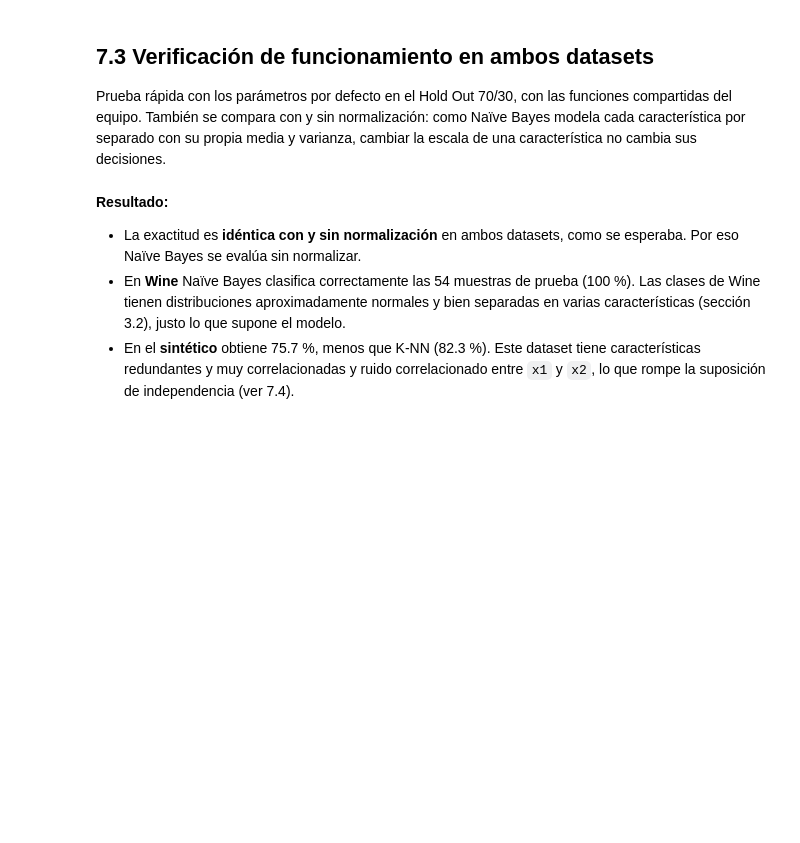
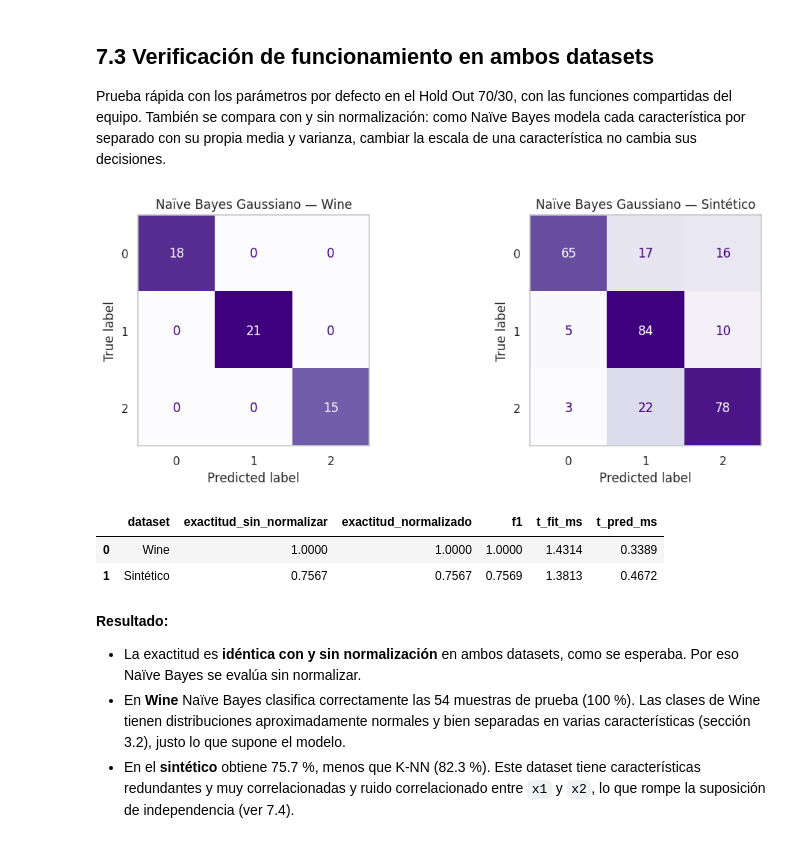
Before and after one commit to paolamrk/Practica3_MachineLearning, a Jupyter notebook: practica_clasificadores_integrante3.ipynb, the cells around one changed output. Cells and saved outputs as stored; diff of their text form; code cells hidden in the pictures; blank space fills up the shorter version.

```diff
--- a/practica_clasificadores_integrante3.ipynb
+++ b/practica_clasificadores_integrante3.ipynb
@@ -150,7 +172,7 @@ def evaluar_kfold(modelo, X, y, escalar=True):
         filas.append(res)
     df = pd.DataFrame(filas)
     resumen = df.mean().to_dict()
-    resumen.update({f"{c}_std": df[c].std() for c in ["exactitud", "f1"]})
+    resumen.update({f"{c}_std": df[c].std(ddof=0) for c in ["exactitud", "f1"]})
     return resumen, df
 
 print("Funciones de evaluación listas")
@@ -803,16 +1048,22 @@ varianza, cambiar la escala de una característica no cambia sus decisiones.
 # %%
 fig, axes = plt.subplots(1, 2, figsize=(11, 4.2))
 filas = []
 for ax, (nombre, (X, y)) in zip(axes, datasets.items()):
     res_sin, (y_real, y_pred) = evaluar_holdout(GaussianNB(), X, y, escalar=False)
     res_con, _ = evaluar_holdout(GaussianNB(), X, y, escalar=True)
     filas.append({"dataset": nombre, "exactitud_sin_normalizar": res_sin["exactitud"],
                   "exactitud_normalizado": res_con["exactitud"], "f1": res_sin["f1"],
                   "t_fit_ms": res_sin["t_fit_ms"], "t_pred_ms": res_sin["t_pred_ms"]})
     ConfusionMatrixDisplay(confusion_matrix(y_real, y_pred)).plot(ax=ax, cmap="Purples", colorbar=False)
+    ax.grid(False)
     ax.set_title(f"Naïve Bayes Gaussiano — {nombre}")
 plt.tight_layout(); plt.show()
 pd.DataFrame(filas).round(4)
+# %% [output]
+[figure, added]
+|  | dataset | exactitud_sin_normalizar | exactitud_normalizado | f1 | t_fit_ms | t_pred_ms |
+| 0 | Wine | 1.0000 | 1.0000 | 1.0000 | 1.4314 | 0.3389 |
+| 1 | Sintético | 0.7567 | 0.7567 | 0.7569 | 1.3813 | 0.4672 |
 # %% [markdown]
 **Resultado:**
 - La exactitud es **idéntica con y sin normalización** en ambos datasets, como se esperaba. Por eso Naïve Bayes se
```
Also changed, not shown: parts of 101 cells of this notebook.
